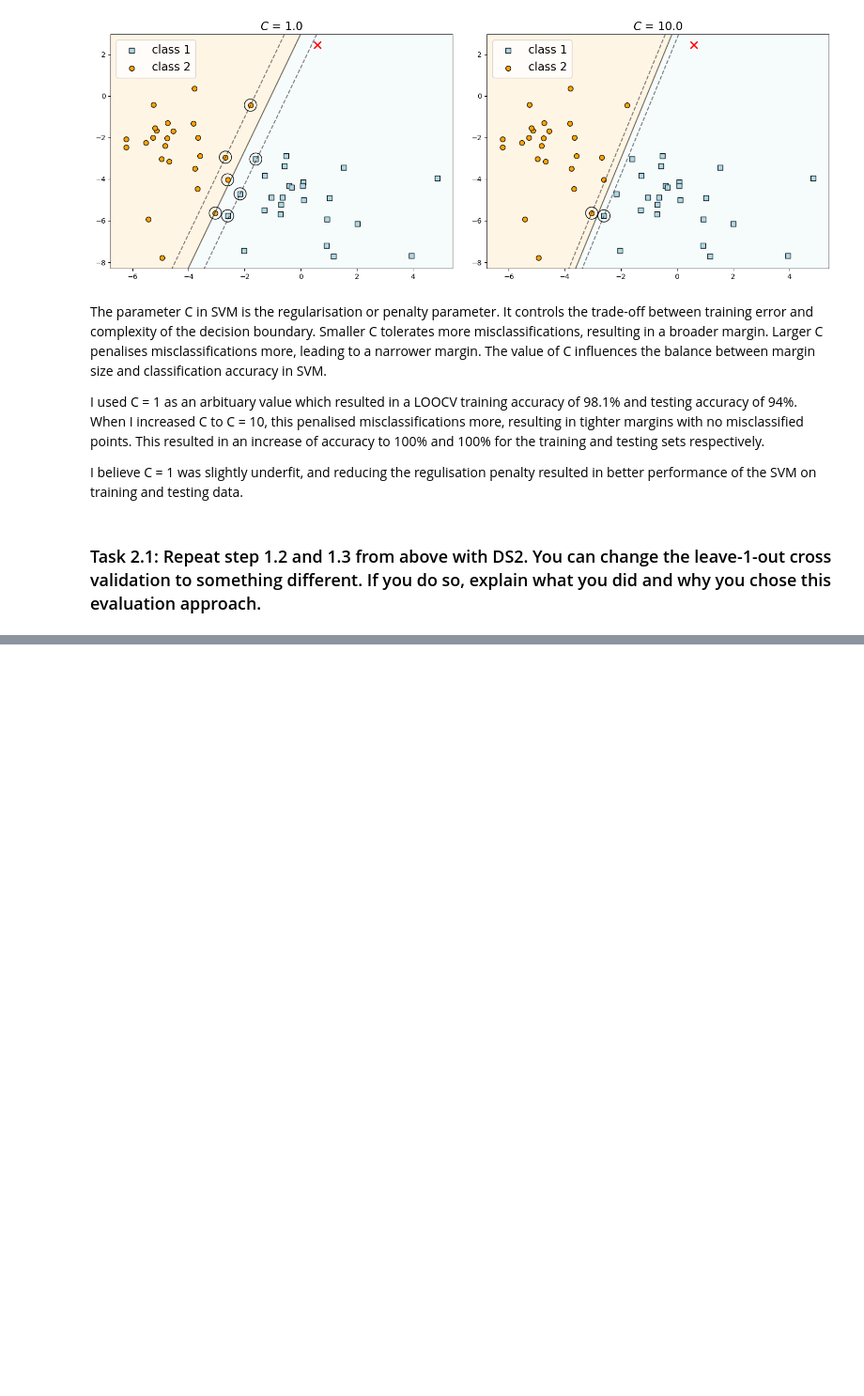
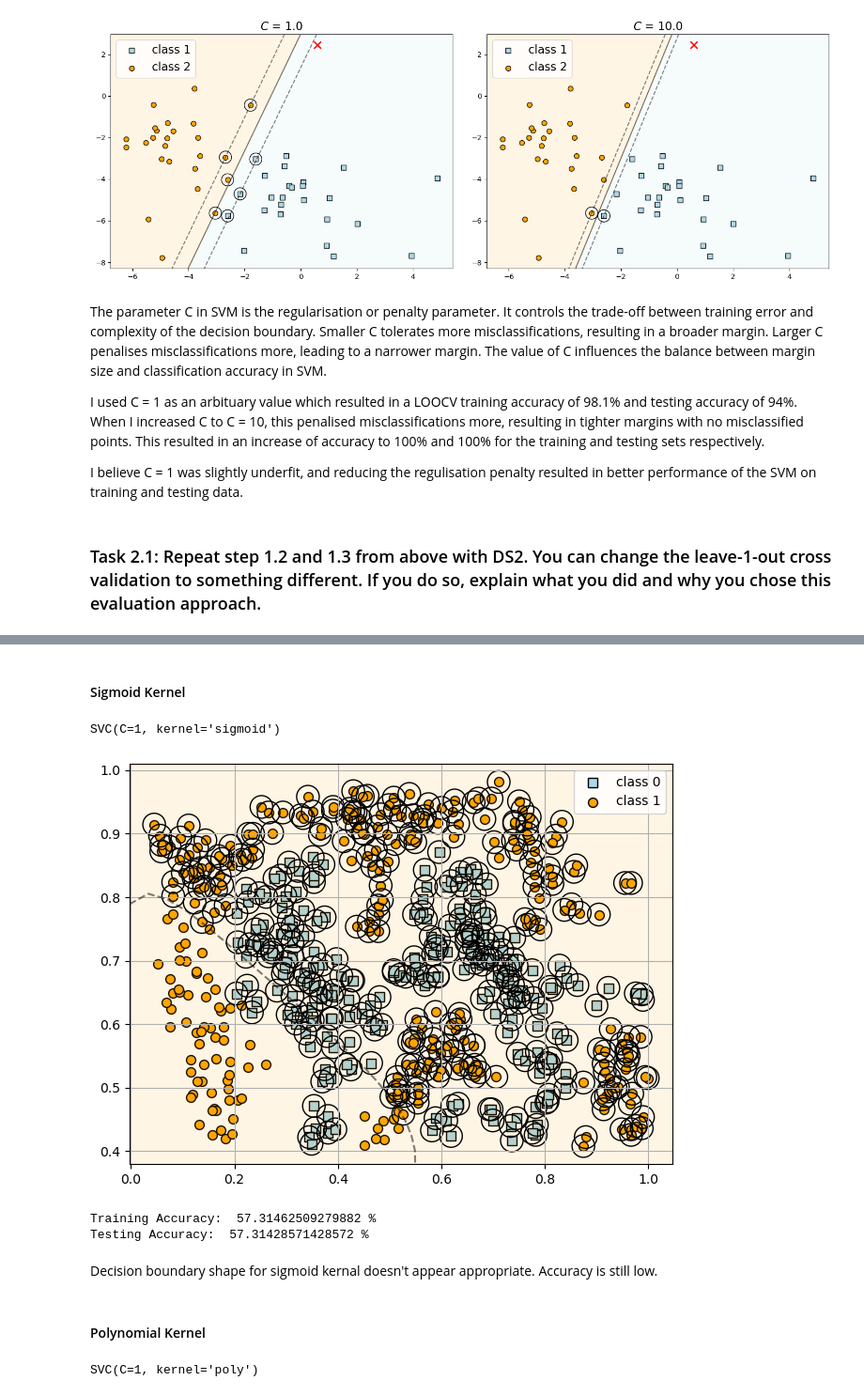
Before and after one commit to Tarin-Eccleston/svm-learning, a Jupyter notebook: modelling/modelling.ipynb, the cells around one changed output, grey strips where cells are left out. Shown at 94% size. Drawn from its saved outputs; the diff is of its cells as text; code cells hidden in the pictures; blank space fills up the shorter version.

```diff
--- a/modelling/modelling.ipynb
+++ b/modelling/modelling.ipynb
@@ -183,0 +235,45 @@ I believe C = 1 was slightly underfit, and reducing the regulisation penalty res
+# %% [markdown]
+#### Sigmoid Kernel
+# %%
+d2_model_sig_kern = SVC(kernel='sigmoid', C = 1)
+d2_model_sig_kern.fit(X, y)
+# %% [output]
+SVC(C=1, kernel='sigmoid')
+# %%
+plt.scatter(X[y == 0, 0],
+            X[y == 0, 1],
+            s=50, c='lightblue',
+            marker='s', edgecolor='black',
+            label='class 0')
+plt.scatter(X[y == 1, 0],
+            X[y == 1, 1],
+            s=50, c='orange',
+            marker='o', edgecolor='black',
+            label='class 1')
+
+plt.legend(scatterpoints=1)
+plt.grid()
+plt.tight_layout()
+
+plot_svc_decision_function(d2_model_sig_kern);
+# %% [output]
+[figure, added]
+# %%
+pipe_svm = make_pipeline(SVC(kernel='sigmoid', C = 1))
+
+loocv_scores = cross_validate(pipe_svm, X, y, cv = 10, return_train_score = True)
+
+print("Training Accuracy: ", (loocv_scores['train_score'].mean())*100, "%")
+print("Testing Accuracy: ", (loocv_scores['test_score'].mean())*100, "%")
+# %% [output]
+Training Accuracy:  57.31462509279882 %
+Testing Accuracy:  57.31428571428572 %
+# %% [markdown]
+Decision boundary shape for sigmoid kernal doesn't appear appropriate. Accuracy is still low.
+# %% [markdown]
+#### Polynomial Kernel
+# %%
+d2_model_poly_kern = SVC(kernel='poly', C = 1)
+d2_model_poly_kern.fit(X, y)
+# %% [output]
+SVC(C=1, kernel='poly')
```
Also changed, not shown: parts of 19 cells of this notebook, 3 other files.
